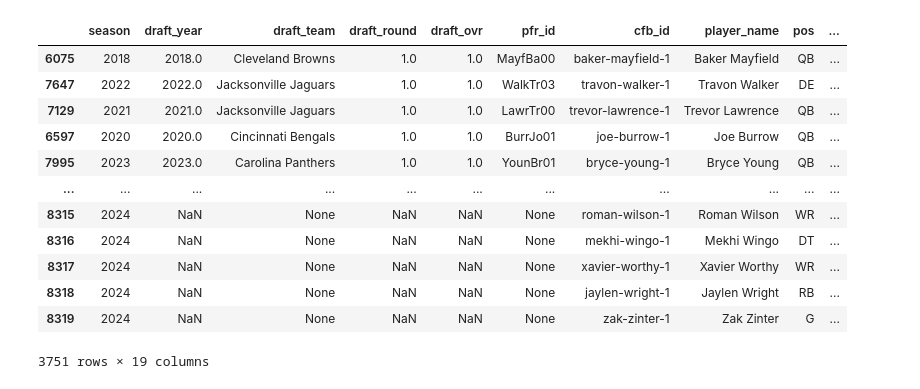
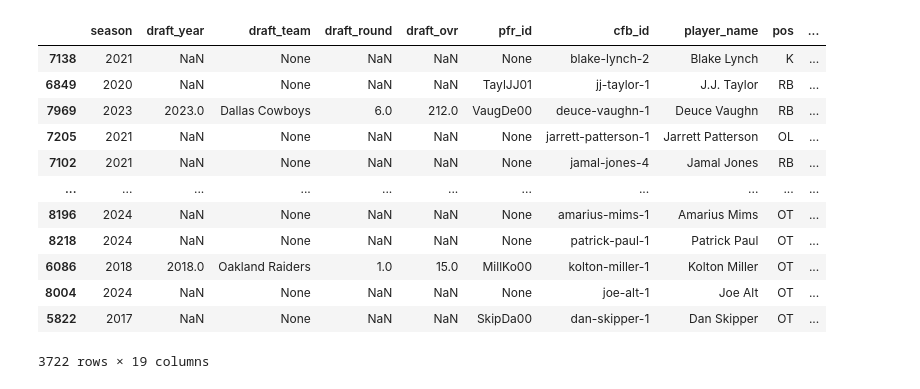
Before and after one commit to JoshKepler/Portfolio, a Jupyter notebook: NFL Project/Projected Draft Position.ipynb, the cells around one changed output. Drawn from its saved outputs; the diff is of its cells as text; code cells hidden in the pictures.

```diff
--- a/NFL Project/Projected Draft Position.ipynb
+++ b/NFL Project/Projected Draft Position.ipynb
@@ -68,22 +85,34 @@ df_defense_players
 combine_df  = nfl.import_combine_data(years)
 draft_df = nfl.import_draft_picks(years)
-# %%
-combine_df['player_name'] = combine_df['player_name'].str.replace(r'\.?\s*Jr\.?', '', regex=True)
-combine_df['player_key'] = combine_df['player_name'] + '_' + combine_df['school'].str.lower()
-
-combine_df.sort_values('draft_ovr', ascending=True)
-# %% [output]
-|  | season | draft_year | draft_team | draft_round | draft_ovr | pfr_id | cfb_id | player_name | pos | ... |
-| 6075 | 2018 | 2018.0 | Cleveland Browns | 1.0 | 1.0 | MayfBa00 | baker-mayfield-1 | Baker Mayfield | QB | ... |
-| 7647 | 2022 | 2022.0 | Jacksonville Jaguars | 1.0 | 1.0 | WalkTr03 | travon-walker-1 | Travon Walker | DE | ... |
-| 7129 | 2021 | 2021.0 | Jacksonville Jaguars | 1.0 | 1.0 | LawrTr00 | trevor-lawrence-1 | Trevor Lawrence | QB | ... |
-| 6597 | 2020 | 2020.0 | Cincinnati Bengals | 1.0 | 1.0 | BurrJo01 | joe-burrow-1 | Joe Burrow | QB | ... |
-| 7995 | 2023 | 2023.0 | Carolina Panthers | 1.0 | 1.0 | YounBr01 | bryce-young-1 | Bryce Young | QB | ... |
-| ... | ... | ... | ... | ... | ... | ... | ... | ... | ... | ... |
-| 8315 | 2024 | NaN | None | NaN | NaN | None | roman-wilson-1 | Roman Wilson | WR | ... |
-| 8316 | 2024 | NaN | None | NaN | NaN | None | mekhi-wingo-1 | Mekhi Wingo | DT | ... |
-| 8317 | 2024 | NaN | None | NaN | NaN | None | xavier-worthy-1 | Xavier Worthy | WR | ... |
-| 8318 | 2024 | NaN | None | NaN | NaN | None | jaylen-wright-1 | Jaylen Wright | RB | ... |
-| 8319 | 2024 | NaN | None | NaN | NaN | None | zak-zinter-1 | Zak Zinter | G | ... |
-3751 rows × 19 columns
+# %%
+#Data Mungering
+combine_df['player_name'] = combine_df['player_name'].str.replace(r'\.?\s*Jr\.?', '', regex=True) #Removing the jr. prefix
+combine_df['player_key'] = combine_df['player_name'] + '_' + combine_df['school'].str.lower() #Creating player key
+combine_df = combine_df.sort_values(by='ht')
+combine_df = combine_df[:-29]
+
+def extract_height(height_str):
+    # Extract feet and inches from the string
+    feet, inches = height_str.split('-')
+    return int(feet) * 12 + int(inches)
+
+# Apply the function to create a new 'ht_inches' column
+combine_df['ht'] = combine_df['ht'].apply(extract_height)
+
+#Combine DF result
+combine_df.sort_values(by='ht')#.tail(29)
+# %% [output]
+|  | season | draft_year | draft_team | draft_round | draft_ovr | pfr_id | cfb_id | player_name | pos | ... |
+| 7138 | 2021 | NaN | None | NaN | NaN | None | blake-lynch-2 | Blake Lynch | K | ... |
+| 6849 | 2020 | NaN | None | NaN | NaN | TaylJJ01 | jj-taylor-1 | J.J. Taylor | RB | ... |
+| 7969 | 2023 | 2023.0 | Dallas Cowboys | 6.0 | 212.0 | VaugDe00 | deuce-vaughn-1 | Deuce Vaughn | RB | ... |
+| 7205 | 2021 | NaN | None | NaN | NaN | None | jarrett-patterson-1 | Jarrett Patterson | OL | ... |
+| 7102 | 2021 | NaN | None | NaN | NaN | None | jamal-jones-4 | Jamal Jones | RB | ... |
+| ... | ... | ... | ... | ... | ... | ... | ... | ... | ... | ... |
+| 8196 | 2024 | NaN | None | NaN | NaN | None | amarius-mims-1 | Amarius Mims | OT | ... |
+| 8218 | 2024 | NaN | None | NaN | NaN | None | patrick-paul-1 | Patrick Paul | OT | ... |
+| 6086 | 2018 | 2018.0 | Oakland Raiders | 1.0 | 15.0 | MillKo00 | kolton-miller-1 | Kolton Miller | OT | ... |
+| 8004 | 2024 | NaN | None | NaN | NaN | None | joe-alt-1 | Joe Alt | OT | ... |
+| 5822 | 2017 | NaN | None | NaN | NaN | SkipDa00 | dan-skipper-1 | Dan Skipper | OT | ... |
+3722 rows × 19 columns
 # %%
```
Also changed, not shown: parts of 12 cells of this notebook.
